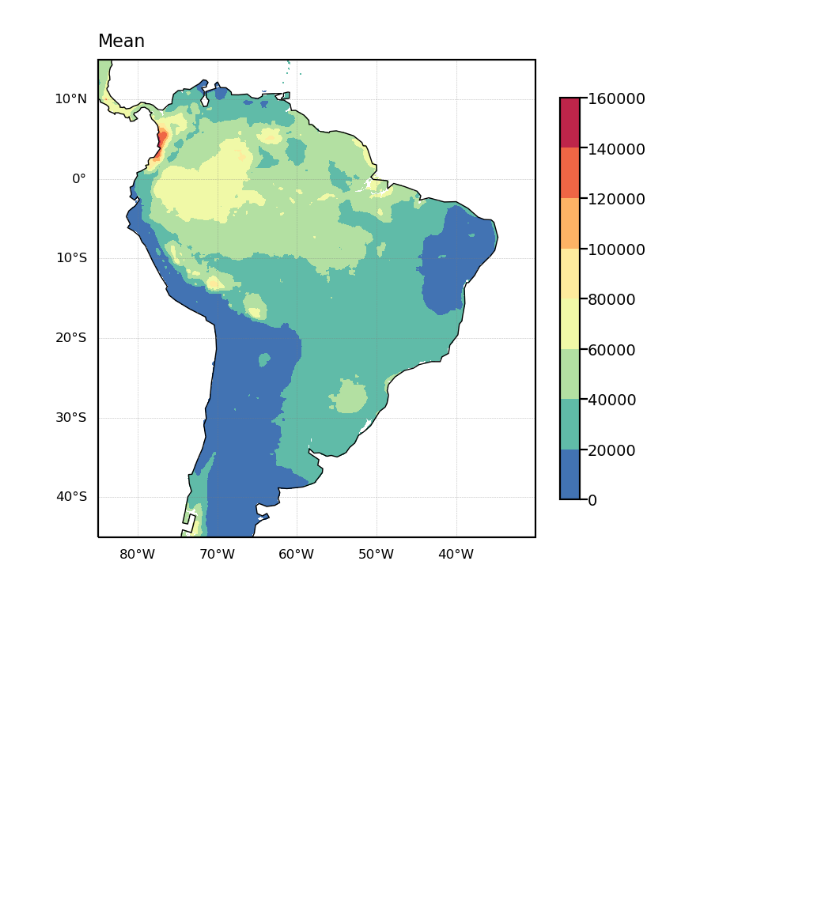
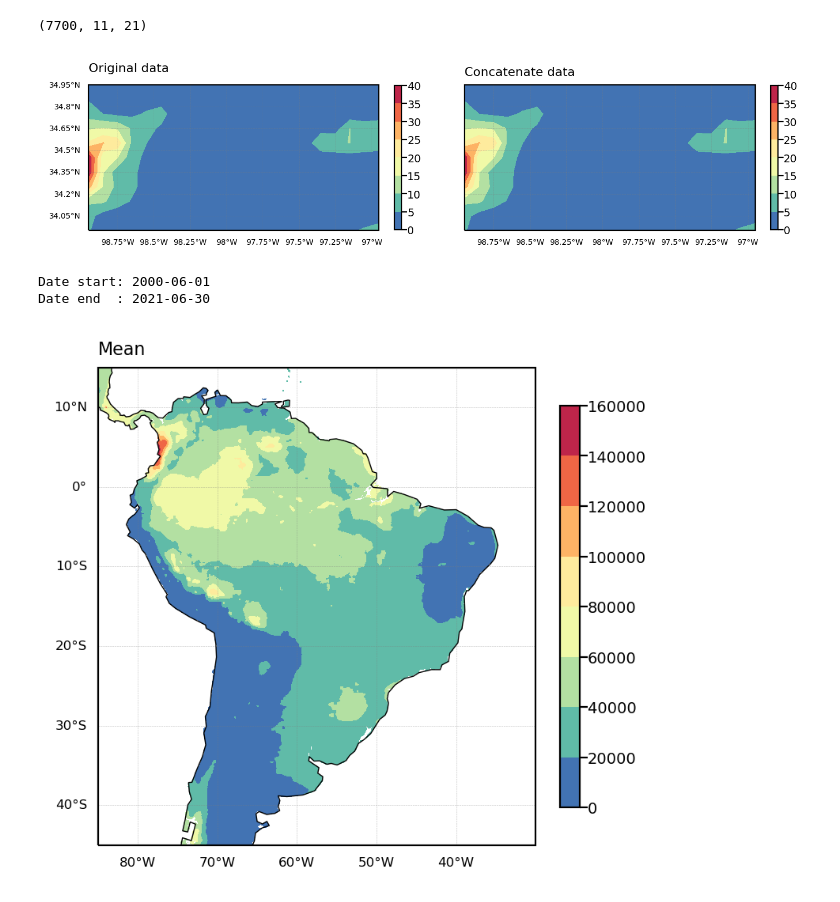
Before and after one commit to mhacarthur/IMERG_processing, a Jupyter notebook: jupyter/preprocessing/daily_01x01_concat.ipynb, the cells around one changed output. Saved outputs shown, nothing was run; the diff lists cells and outputs as text; code cells hidden in the pictures; blank space fills up the shorter version.

Commit message:
padova download and processing

```diff
--- a/jupyter/preprocessing/daily_01x01_concat.ipynb
+++ b/jupyter/preprocessing/daily_01x01_concat.ipynb
@@ -30 +35,78 @@ file_list[0],file_list[1],file_list[-2],file_list[-1]
+# %%
+test1 = xr.open_dataset(file_list[0])
+test2 = xr.open_dataset(file_list[1])
+# %%
+lat = test1['lat']
+lon = test1['lon']
+lon2d, lat2d = np.meshgrid(lon, lat)
+# %%
+for t in range(len(file_list)):
+
+    data = xr.open_dataset(file_list[t])
+
+    if t == 0:
+        data_tot = data
+    else:
+        data_tot = xr.concat([data_tot, data], 'time')
+
+data_tot = data_tot.transpose('time', 'lat', 'lon')
+# %%
+data_tot['precipitationCal'].data.shape
+# %% [output]
+(7700, 11, 21)
+# %%
+proj = ccrs.PlateCarree()
+cmap = plt.cm.Spectral_r
+levels = None
+
+fig = plt.figure(figsize=(8,4),dpi=200)
+gs = gridspec.GridSpec(1,2)
+
+ax1 = plt.subplot(gs[0, 0], projection = proj)
+ax1.coastlines(linestyle='-',linewidth=0.5,color='black',zorder=4)
+a1 = ax1.contourf(lon2d,lat2d,test2['precipitationCal'][0,:,:].T,cmap=cmap,levels=levels)
+gl = ax1.gridlines(crs=proj,draw_labels=True,linewidth=0.2,color='gray',alpha=0.5,linestyle='--')
+gl.top_labels = False
+gl.bottom_labels = True
+gl.left_labels = True
+gl.right_labels = False
+gl.xlabel_style = {'size': 5, 'color': 'k'}
+gl.ylabel_style = {'size': 5, 'color': 'k'}
+ax1.set_title('Original data',fontsize=8,loc='left')
+cbar1 = plt.colorbar(a1,fraction=0.023)
+cbar1.ax.tick_params(labelsize=7, pad=0.04)
+
+ax1 = plt.subplot(gs[0, 1], projection = proj)
+ax1.coastlines(linestyle='-',linewidth=0.5,color='black',zorder=4)
+a1 = ax1.contourf(lon2d,lat2d,data_tot['precipitationCal'][1,:,:],cmap=cmap,levels=levels)
+gl = ax1.gridlines(crs=proj,draw_labels=True,linewidth=0.2,color='gray',alpha=0.5,linestyle='--')
+gl.top_labels = False
+gl.bottom_labels = True
+gl.left_labels = False
+gl.right_labels = False
+gl.xlabel_style = {'size': 5, 'color': 'k'}
+gl.ylabel_style = {'size': 5, 'color': 'k'}
+ax1.set_title('Concatenate data',fontsize=8,loc='left')
+cbar1 = plt.colorbar(a1,fraction=0.023)
+cbar1.ax.tick_params(labelsize=7, pad=0.04)
+# %% [output]
+[figure, added]
+# %%
+time_s = str(data_tot['time'][0].data)
+yys = time_s[0:4]
+mms = time_s[5:7]
+dds = time_s[8:10]
+
+time_e = str(data_tot['time'][-1].data)
+yye = time_e[0:4]
+mme = time_e[5:7]
+dde = time_e[8:10]
+
+print(f'Date start: {yys}-{mms}-{dds}')
+print(f'Date end  : {yye}-{mme}-{dde}')
+
+data_tot.to_netcdf(f'/mnt/Data/Data/Padova/IMERG/IMERG_1dy_{yys}_{mms}_{dds}_{yye}_{mme}_{dde}.nc')
+# %% [output]
+Date start: 2000-06-01
+Date end  : 2021-06-30
 # %%
```
Also changed, not shown: parts of 7 cells of this notebook, 1 other file.
